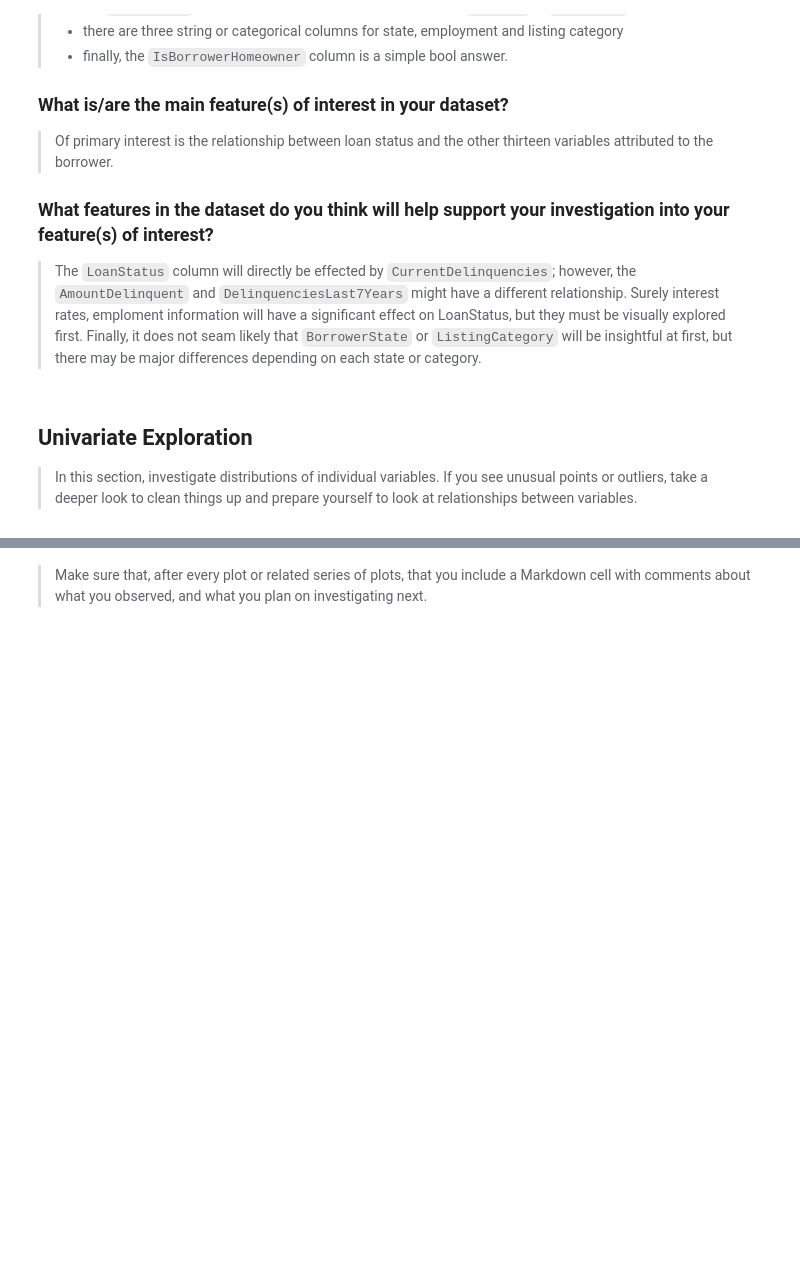
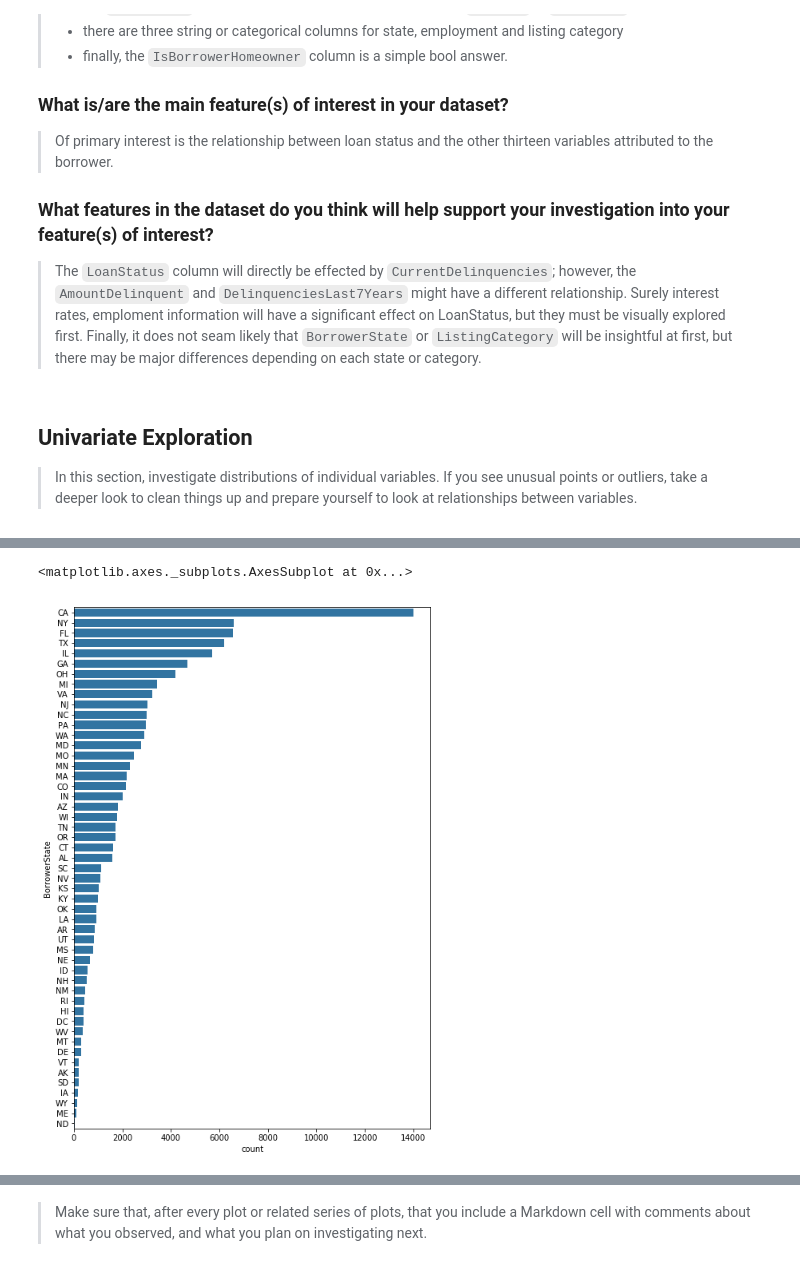
Before and after one commit to Jeff-VA/Udacity-Communicate-Data-Project, a Jupyter notebook: exploration.ipynb, the cells around one changed output, grey strips where cells are left out. Drawn from its saved outputs; the diff is of its cells as text; code cells hidden in the pictures; blank space fills up the shorter version.

Commit message:
Composed univariate visualizations

```diff
--- a/exploration.ipynb
+++ b/exploration.ipynb
@@ -313,0 +342,9 @@ and prepare yourself to look at relationships between variables.
+# %%
+base_color = sns.color_palette()[0]
+
+plt.figure(figsize=(8,12))
+state_order = df_trimmed.BorrowerState.value_counts().index
+sns.countplot(data = df_trimmed, y = 'BorrowerState', color = base_color, order = state_order)
+# %% [output]
+<matplotlib.axes._subplots.AxesSubplot at 0x...>
+[figure, added]
```
Also changed, not shown: parts of 13 cells of this notebook.
